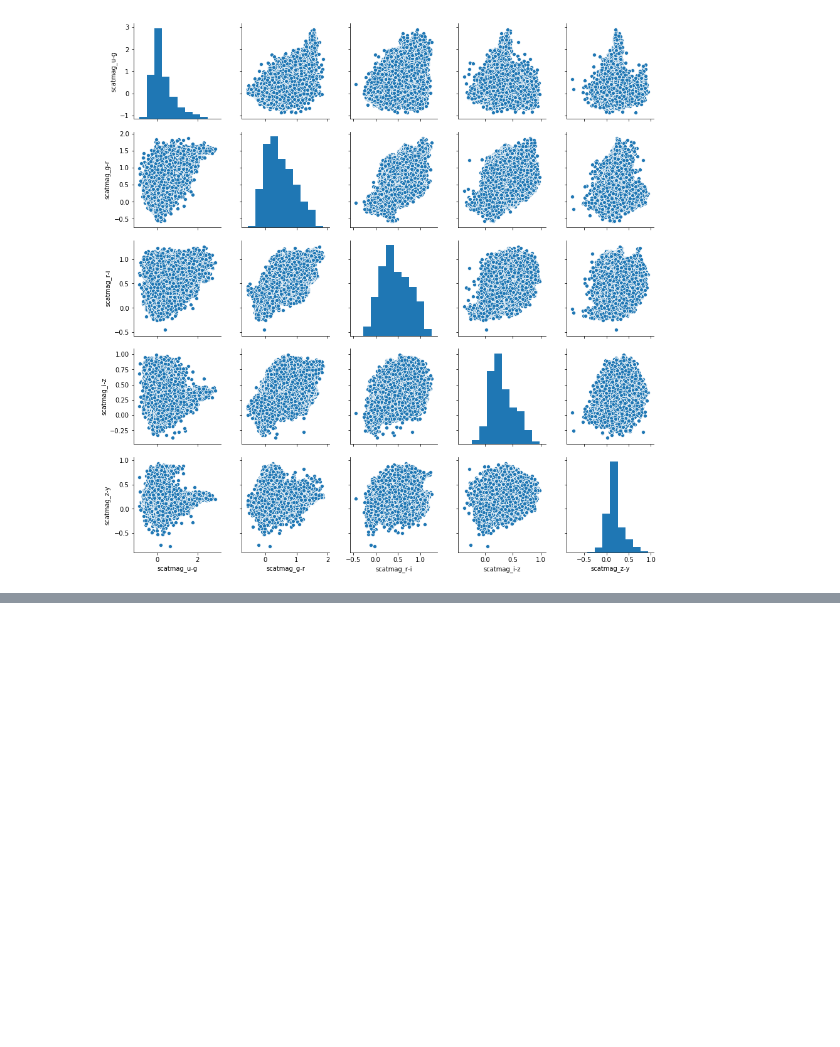
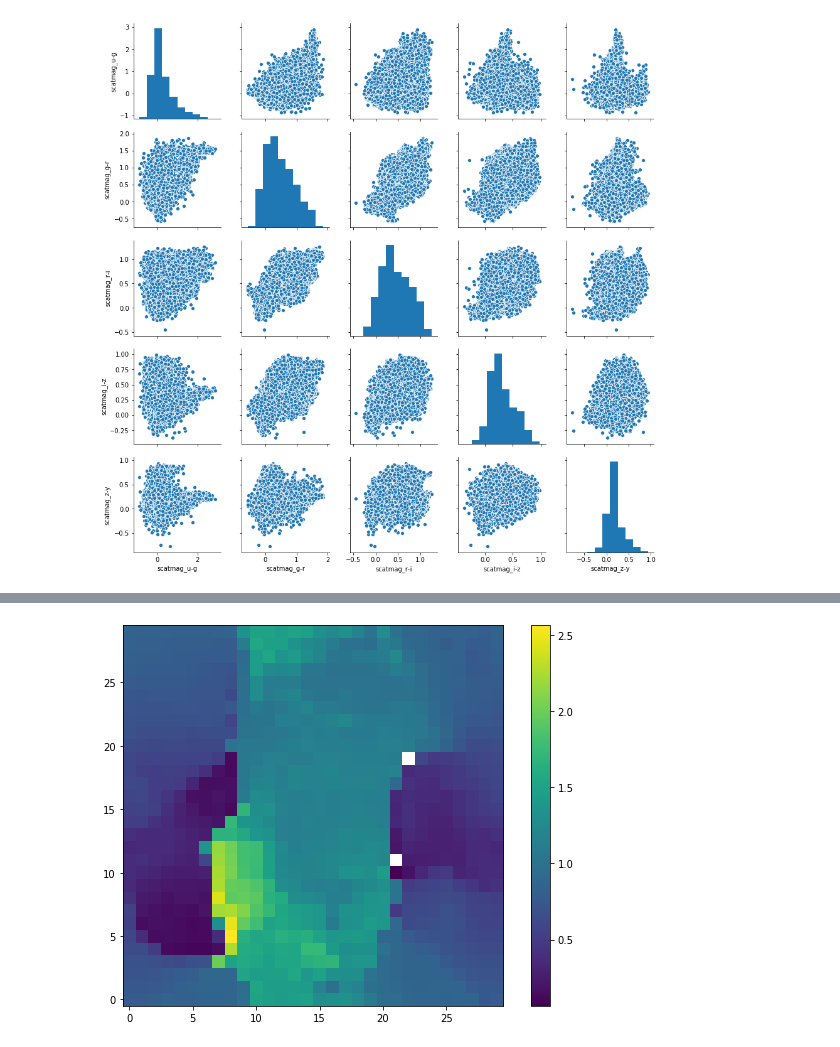
Before and after one commit to LSSTDESC/pz_bayes, a Jupyter notebook: notebooks/feature_likelihood_cosmoDC2.ipynb, the cells around one changed output, grey strips where cells are left out. Saved outputs shown, nothing was run; the diff lists cells and outputs as text; code cells hidden in the pictures; blank space fills up the shorter version.

```diff
--- a/notebooks/feature_likelihood_cosmoDC2.ipynb
+++ b/notebooks/feature_likelihood_cosmoDC2.ipynb
@@ -766,0 +222,5 @@ plt.ylabel('Training loss', fontsize=fs);
+# %%
+# Need to handle empty cells
+som_train.plot_statistic()
+# %% [output]
+[figure, added]
```
Also changed, not shown: parts of 145 cells of this notebook, 1 other file.
